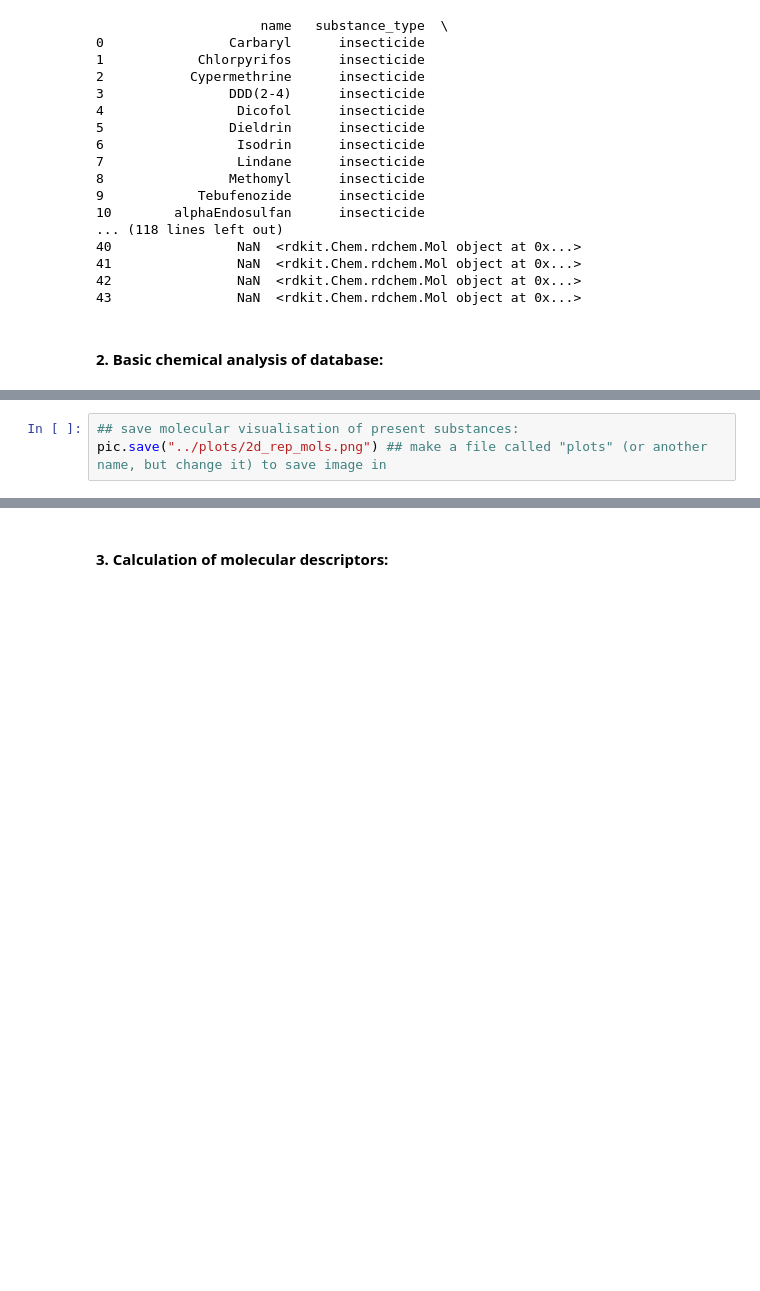
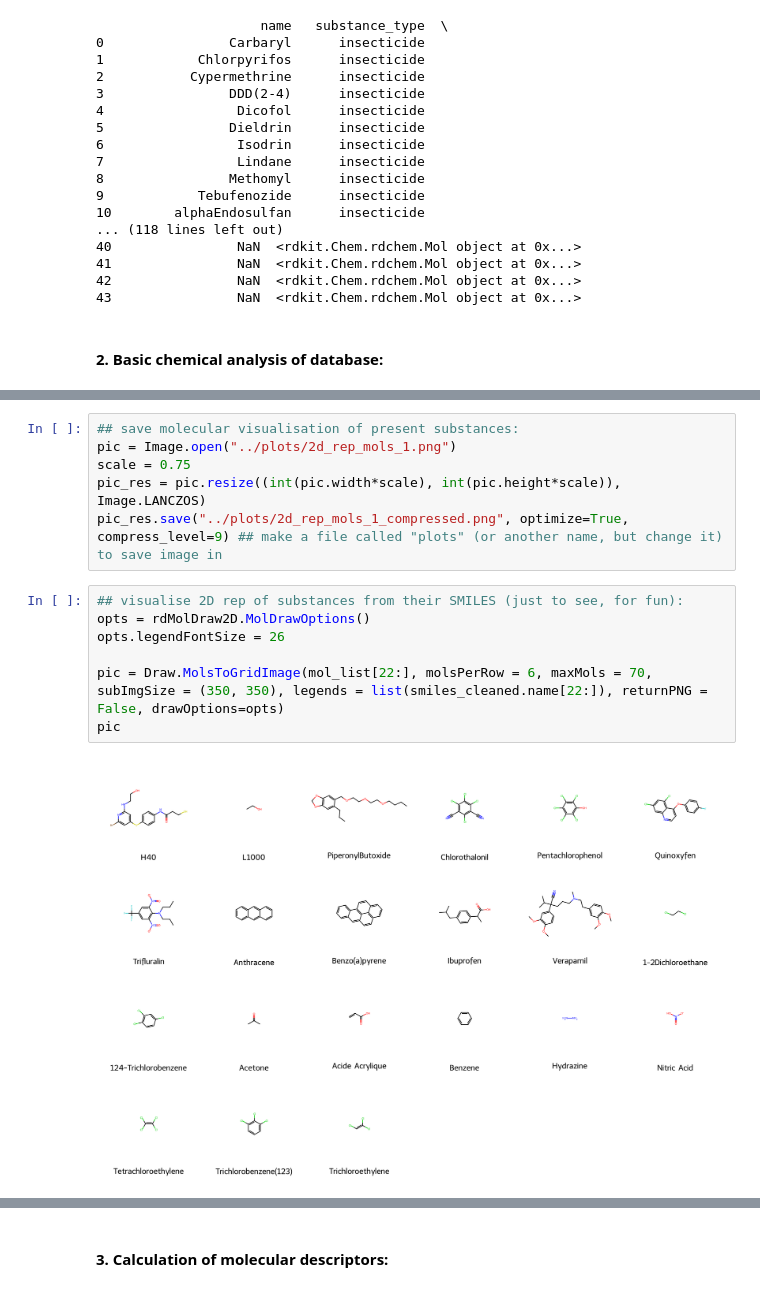
Before and after one commit to sansciloe56/stage_20252026, a Jupyter notebook: 01_molecular_descriptors/final_pipeline_dataprep_nomet.ipynb, the cells around one changed output, grey strips where cells are left out. Saved outputs shown, nothing was run; the diff lists cells and outputs as text; blank space fills up the shorter version.

```diff
--- a/01_molecular_descriptors/final_pipeline_dataprep_nomet.ipynb
+++ b/01_molecular_descriptors/final_pipeline_dataprep_nomet.ipynb
@@ -129,3 +130,15 @@ pic
 # %%
 ## save molecular visualisation of present substances:
-pic.save("../plots/2d_rep_mols.png") ## make a file called "plots" (or another name, but change it) to save image in
+pic = Image.open("../plots/2d_rep_mols_1.png")
+scale = 0.75
+pic_res = pic.resize((int(pic.width*scale), int(pic.height*scale)), Image.LANCZOS)
+pic_res.save("../plots/2d_rep_mols_1_compressed.png", optimize=True, compress_level=9) ## make a file called "plots" (or another name, but change it) to save image in
+# %%
+## visualise 2D rep of substances from their SMILES (just to see, for fun):
+opts = rdMolDraw2D.MolDrawOptions()
+opts.legendFontSize = 26
+
+pic = Draw.MolsToGridImage(mol_list[22:], molsPerRow = 6, maxMols = 70, subImgSize = (350, 350), legends = list(smiles_cleaned.name[22:]), returnPNG = False, drawOptions=opts)
+pic
+# %% [output]
+[figure, added]
```
Also changed, not shown: parts of 3 cells of this notebook.
